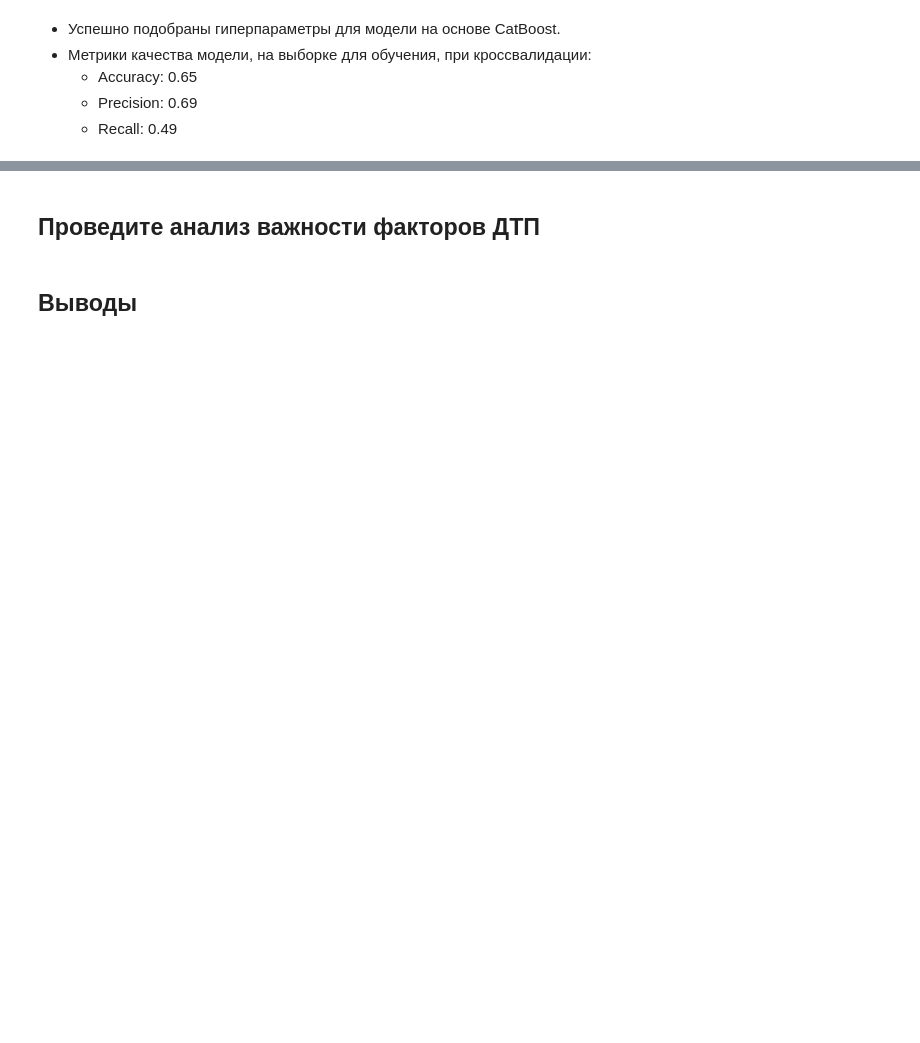
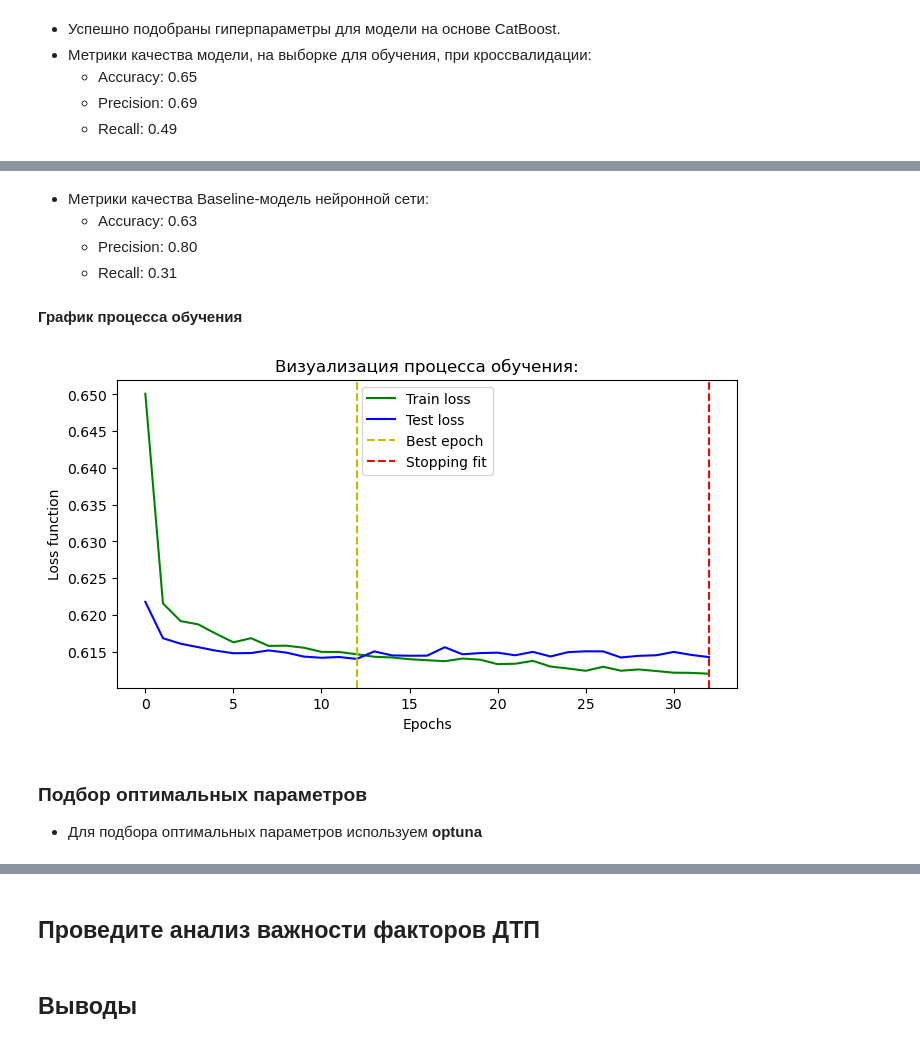
Before and after one commit to Denis-Mukhanov/road-accident-risk, a Jupyter notebook: road_accident_risk.ipynb, the cells around one changed output, grey strips where cells are left out. Saved outputs shown, nothing was run; the diff lists cells and outputs as text; code cells hidden in the pictures; blank space fills up the shorter version.

Commit message:
mod pytorch model

```diff
--- a/road_accident_risk.ipynb
+++ b/road_accident_risk.ipynb
@@ -1747,0 +1771,10 @@ Recall: 0.49
+# %%
+# обучение модели на всех тренировочных данных
+
+# train pool
+train = Pool(data=X_train,
+             label=y_train,
+             cat_features=categorical_columns
+             )
+# итоговая модель CatBoost
+model_cb.fit(train)
@@ -2076,4 +1803,0 @@ Baseline(
-# %%
-# Предсказать значения на тестовом наборе данных
-with torch.no_grad():
-    predictions = result['best_model'](X_test_tensor)
@@ -2110,0 +2077,27 @@ array([[0],
+# %% [markdown]
+- Метрики качества Baseline-модель нейронной сети:
+    - Accuracy: 0.63
+    - Precision: 0.80
+    - Recall: 0.31
+# %% [markdown]
+__График процесса обучения__
+# %%
+plt.figure(figsize=(8, 4))
+plt.plot(result['train_loss'], color='green', label='Train loss')
+plt.plot(result['test_loss'], color='blue', label='Test loss')
+
+# отметка Best epoch
+plt.axvline(x=result['best_epoch'], color='y', linestyle='--', label='Best epoch')
+# отметка Stopping train
+plt.axvline(x=result['stopping_epoch'], color='red', linestyle='--', label='Stopping fit')
+
+plt.title('Визуализация процесса обучения:')
+plt.xlabel('Epochs')
+plt.ylabel('Loss function')
+plt.legend(loc='best')
+plt.show()
+# %% [output]
+[figure, added]
+# %% [markdown]
+### Подбор оптимальных параметров
+- Для подбора оптимальных параметров используем __optuna__
```
Also changed, not shown: parts of 104 cells of this notebook.
